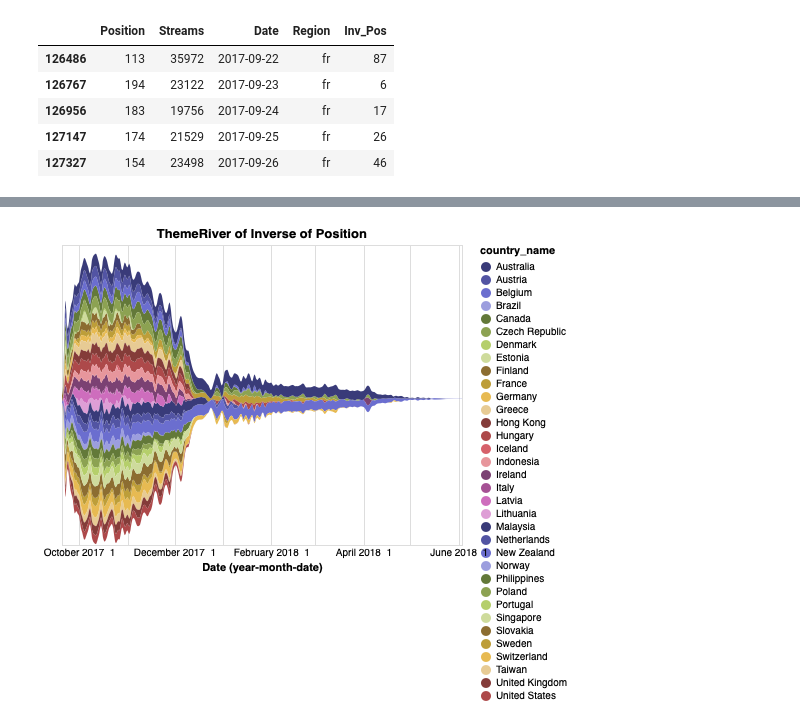
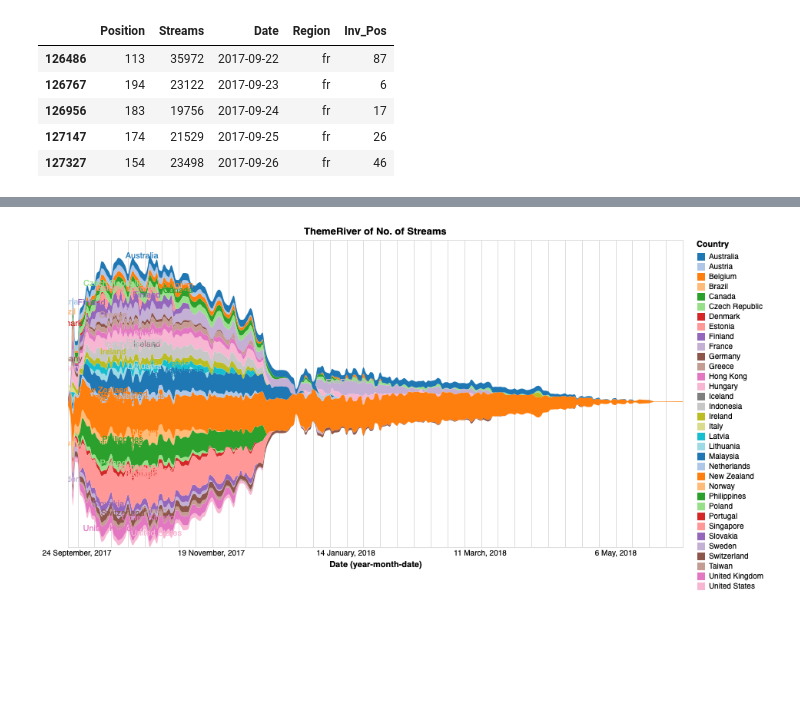
Before and after one commit to gurus848/COMP4462_Project, a Jupyter notebook: Task_1/Viz_2_Themeriver/ThemeRiver Altair.ipynb, the cells around one changed output, grey strips where cells are left out. Saved outputs shown, nothing was run; the diff lists cells and outputs as text; code cells hidden in the pictures; blank space fills up the shorter version.

```diff
--- a/Task_1/Viz_2_Themeriver/ThemeRiver Altair.ipynb
+++ b/Task_1/Viz_2_Themeriver/ThemeRiver Altair.ipynb
@@ -34,7 +34,7 @@ See the caveats in the documentation: http://pandas.pydata.org/pandas-docs/stabl
 # %%
 df_countries = pd.read_json("countries.json")
 df_countries = df_countries.transpose()
-df_countries = df_countries.drop(columns=['continent', 'capital', 'languages', 'native', 'phone'])
-df_countries = df_countries.rename(columns={'name':'country_name'})
+df_countries = df_countries.drop(columns=['continent', 'capital', 'languages', 'native', 'phone', 'currency'])
+df_countries = df_countries.rename(columns={'name':'Country'})
 df_countries.head()
 # %% [output]
@@ -72,0 +143,12 @@ alt.Chart(source).mark_area(interpolate='basis').encode(
+# %%
+#Need to calculate the day of max streams of the song for each country
+song_max = song_d_countries.copy(deep=True)
+song_max['max_pos'] = song_d_countries.groupby(["Country"])["Inv_Pos"].transform(max)
+# song_max['max_streams_day'] = song_max[song_max['max_streams'] == song_max['Streams']]["Date"]
+# song_max
+max_streams_date = song_max[song_max['max_pos'] == song_max['Inv_Pos']][["Country", "Date"]]
+max_streams_date = max_streams_date.rename(columns={'Date': 'Max_Date'})
+# max_streams_date
+merged_song_max = song_max.merge(max_streams_date, how='inner', left_on='Country', right_on='Country')
+merged_song_max['is_max'] = (merged_song_max['Inv_Pos'] == merged_song_max['max_pos']).astype('int')
+merged_song_max.head()
@@ -73,15 +162,27 @@ alt.Chart(source).mark_area(interpolate='basis').encode(
 # %%
-source = song_d_countries
+source = merged_song_max
 
-alt.Chart(source).mark_area(interpolate='basis').encode(
+base_chart = alt.Chart(source, width=800, height=400)
+color_encoding = alt.Color('Country:N', scale=alt.Scale(scheme='category20'))
+themeriver = base_chart.mark_area(interpolate='monotone').encode(
     alt.X('yearmonthdate(Date):T',
-        axis=alt.Axis(format='%B %Y %e', domain=False, tickSize=0)
+        axis=alt.Axis(format='%e %B, %Y ', domain=False, tickSize=0)
     ),
     alt.Y('sum(Inv_Pos):Q', stack='center', axis=None),
-    alt.Color('country_name:N',
-        scale=alt.Scale(scheme='category20b')
-    )
-).properties(title='ThemeRiver of Inverse of Position').interactive()
+    color=color_encoding
+)
+
+opc = alt.Opacity('is_max:Q', scale=None)
+color_encoding_2 = alt.Color('Country:N', scale=alt.Scale(scheme='category20b'))
+country_labels = base_chart.mark_text(baseline='middle', dx=-10).encode(
+    alt.X('yearmonthdate(Date):T'),
+    alt.Y('sum(Inv_Pos):Q', stack='center', axis=None),
+    text="Country:N",
+    opacity=opc,
+    color=color_encoding_2
+)
+
+(themeriver + country_labels).properties(title='ThemeRiver of No. of Streams').interactive()
 # %% [output]
 [interactive output not drawn]
-[figure, old version]
+[figure, new version]
```
Also changed, not shown: parts of 9 cells of this notebook.
